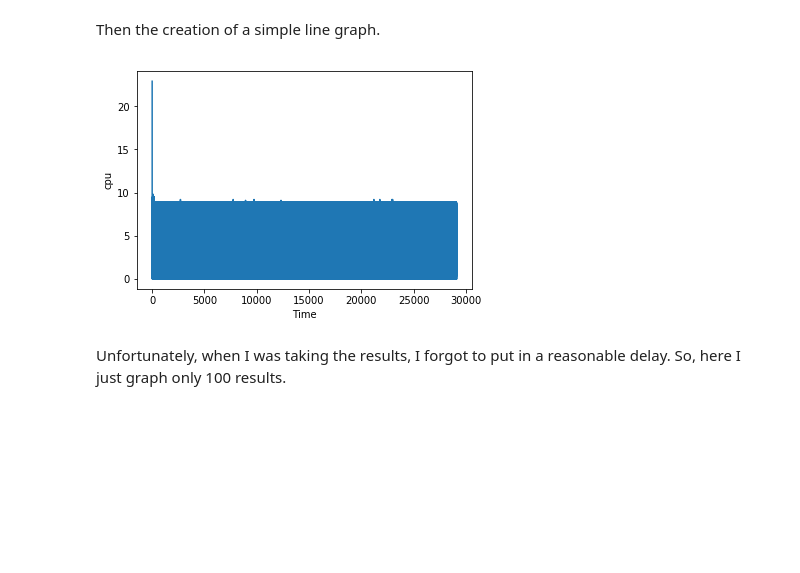
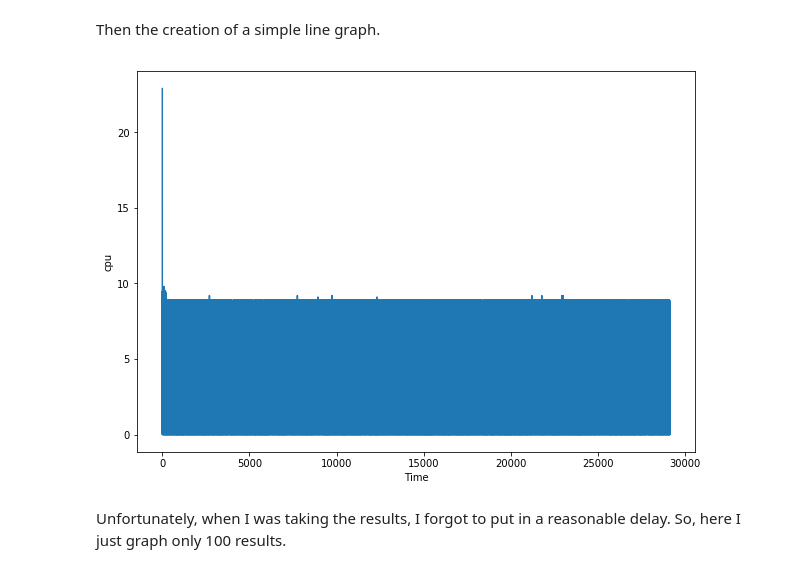
Before and after one commit to ThibaultHuyet/data_parsing, a Jupyter notebook: Notebooks/PICPUMEM.ipynb, the cells around one changed output. Saved outputs shown, nothing was run; the diff lists cells and outputs as text; code cells hidden in the pictures; blank space fills up the shorter version.

```diff
--- a/Notebooks/PICPUMEM.ipynb
+++ b/Notebooks/PICPUMEM.ipynb
@@ -166,13 +168,14 @@ Then the creation of a simple line graph.
 # %%
 l = np.arange(0, len(cpu['21540']))
 y = cpu['21540']
 
+plt.figure(figsize=(10,7))
 plt.plot(l, y)
 plt.xlabel("Time")
 plt.ylabel("cpu")
 plt.show()
 # %% [output]
-[figure, old version]
+[figure, new version]
 # %% [markdown]
 Unfortunately, when I was taking the results, I forgot to put in a reasonable delay. So, here I just graph only 100 results.
 # %%
```
Also changed, not shown: parts of 13 cells of this notebook.
